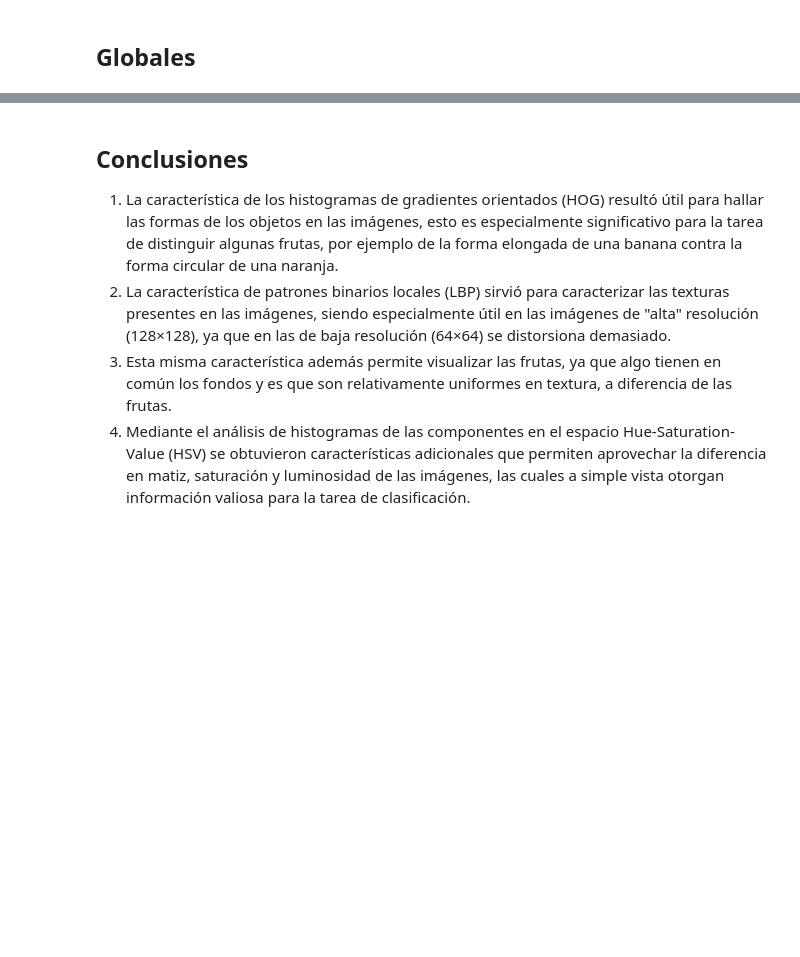
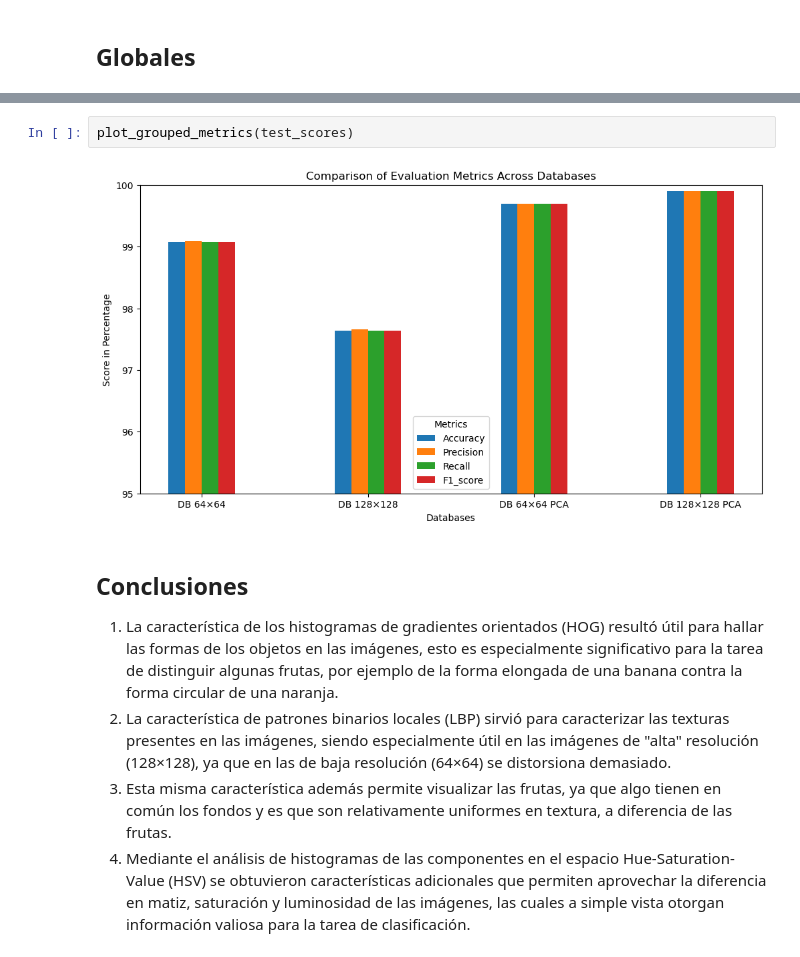
Before and after one commit to cesara-montoya1/tds3-proyecto, a Jupyter notebook: 03_classification/ann.ipynb, the cells around one changed output, grey strips where cells are left out. Saved outputs shown, nothing was run; the diff lists cells and outputs as text; blank space fills up the shorter version.

```diff
--- a/03_classification/ann.ipynb
+++ b/03_classification/ann.ipynb
@@ -135,3 +503,7 @@ NameError: name 'pd' is not defined
+# %%
+plot_grouped_metrics(test_scores)
+# %% [output]
+[figure, added]
 # %% [markdown]
 ## Conclusiones
 1. La característica de los histogramas de gradientes orientados (HOG) resultó útil para hallar las formas de los objetos en las imágenes, esto es especialmente significativo para la tarea de distinguir algunas frutas, por ejemplo de la forma elongada de una banana contra la forma circular de una naranja.
```
Also changed, not shown: parts of 13 cells of this notebook.
